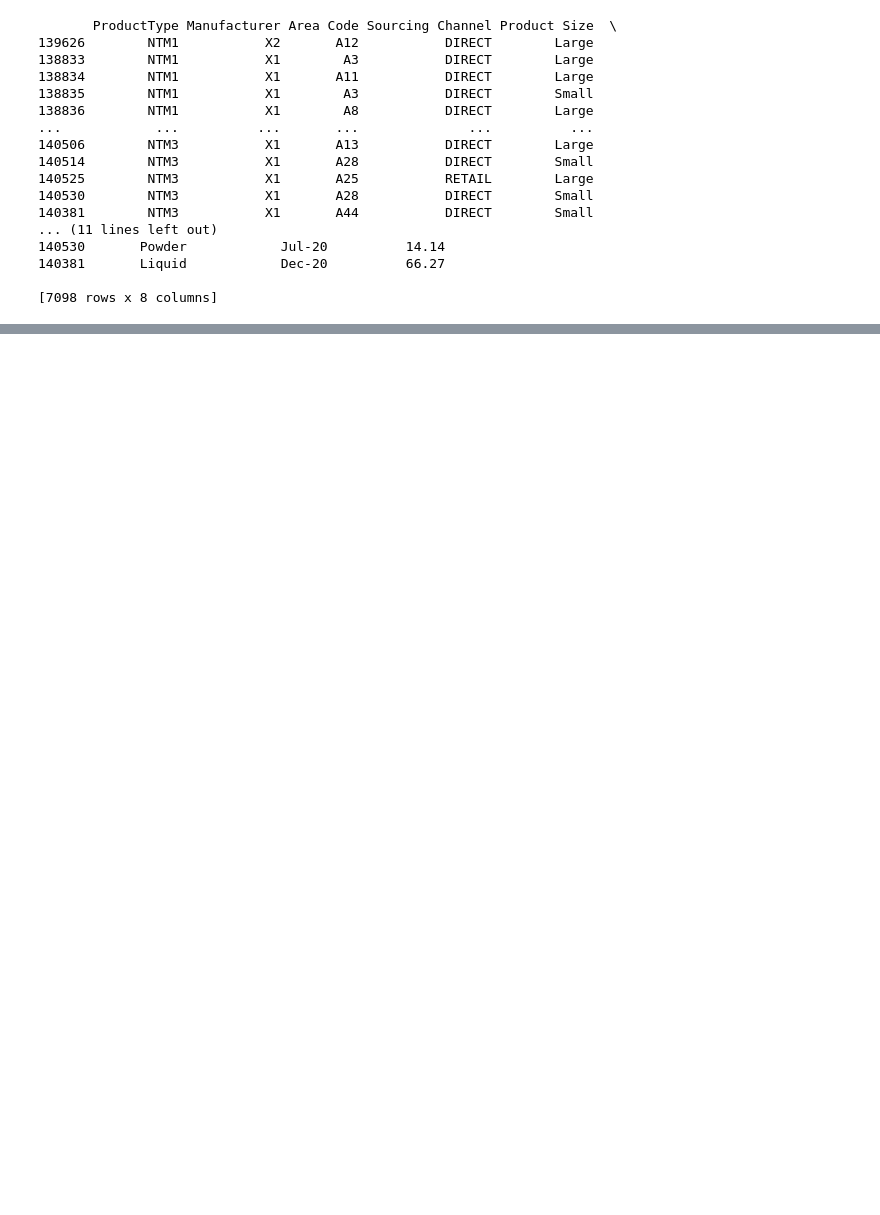
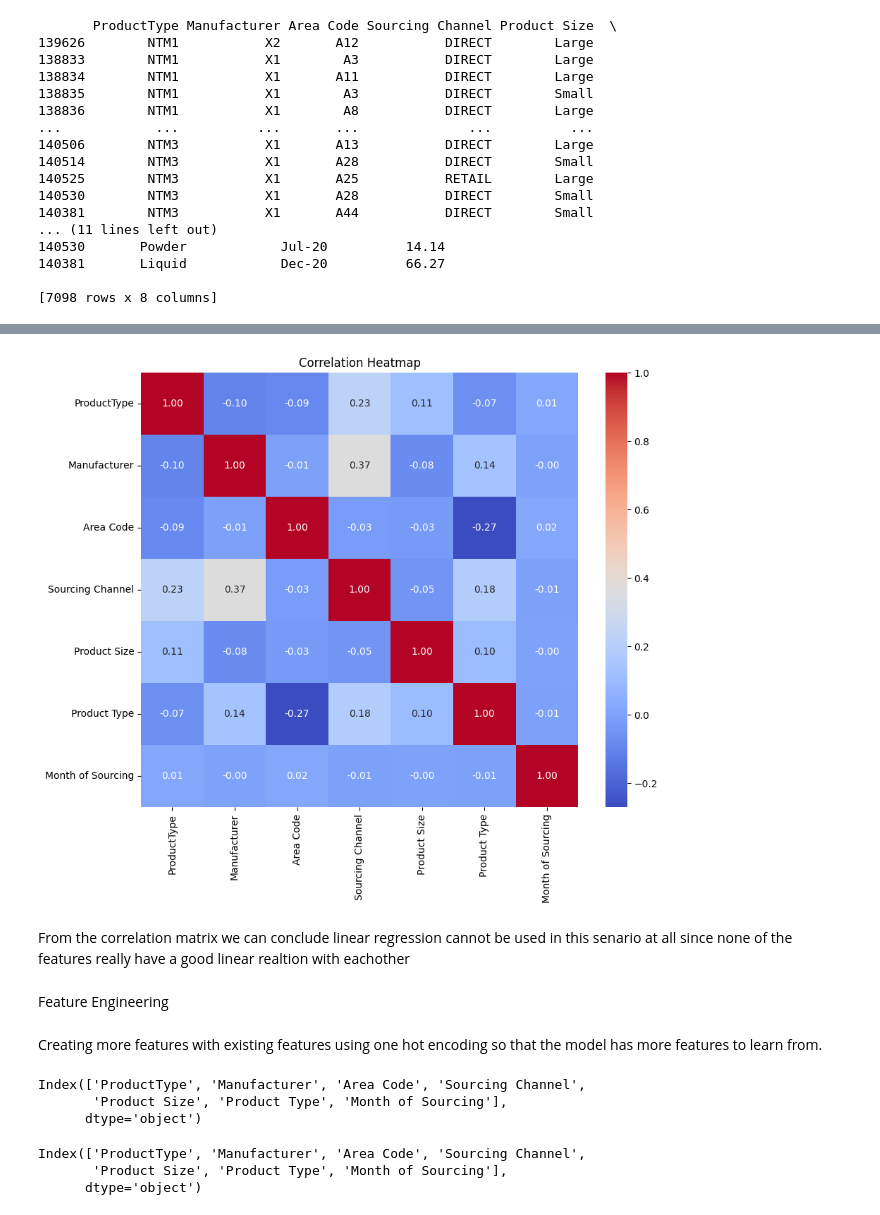
Before and after one commit to Varsha534/A.P.-Moller-Maersk-Coding-Challenge, a Jupyter notebook: G.S.Varsha_AIML_Assessment.ipynb, the cells around one changed output, grey strips where cells are left out. Cells and saved outputs as stored; diff of their text form; code cells hidden in the pictures; blank space fills up the shorter version.

Commit message:
Performed a bit of feature engineering and applied three ML models and observed its peformance

```diff
--- a/G.S.Varsha_AIML_Assessment.ipynb
+++ b/G.S.Varsha_AIML_Assessment.ipynb
@@ -277,0 +320,12 @@ print(train_data)
+# %%
+X_train = train_data.drop('Sourcing Cost', axis=1)
+X_test = test_data.drop(['Sourcing Cost'], axis=1)
+
+
+label_encoder = LabelEncoder()
+
+for col in categorical_cols:
+    X_train[col] = label_encoder.fit_transform(X_train[col])
+    X_test[col] = label_encoder.fit_transform(X_test[col])
+
+print(X_train)
@@ -277,0 +381,29 @@ print(train_data)
+# %%
+# Calculate the correlation matrix
+corr_matrix = X_train.corr()
+
+# Plot the correlation heatmap
+plt.figure(figsize=(10, 8))
+sns.heatmap(corr_matrix, annot=True, cmap='coolwarm', fmt=".2f")
+plt.title('Correlation Heatmap')
+plt.show()
+# %% [output]
+[figure, added]
+# %% [markdown]
+From the correlation matrix we can conclude linear regression cannot be used in this senario at all since none of the features really have a good linear realtion with eachother
+# %% [markdown]
+Feature Engineering
+# %% [markdown]
+Creating more features with existing features using one hot encoding so that the model has more features to learn from.
+# %%
+print(X_train.columns)
+# %% [output]
+Index(['ProductType', 'Manufacturer', 'Area Code', 'Sourcing Channel',
+       'Product Size', 'Product Type', 'Month of Sourcing'],
+      dtype='object')
+# %%
+print(X_test.columns)
+# %% [output]
+Index(['ProductType', 'Manufacturer', 'Area Code', 'Sourcing Channel',
+       'Product Size', 'Product Type', 'Month of Sourcing'],
+      dtype='object')
```
Also changed, not shown: parts of 32 cells of this notebook.
